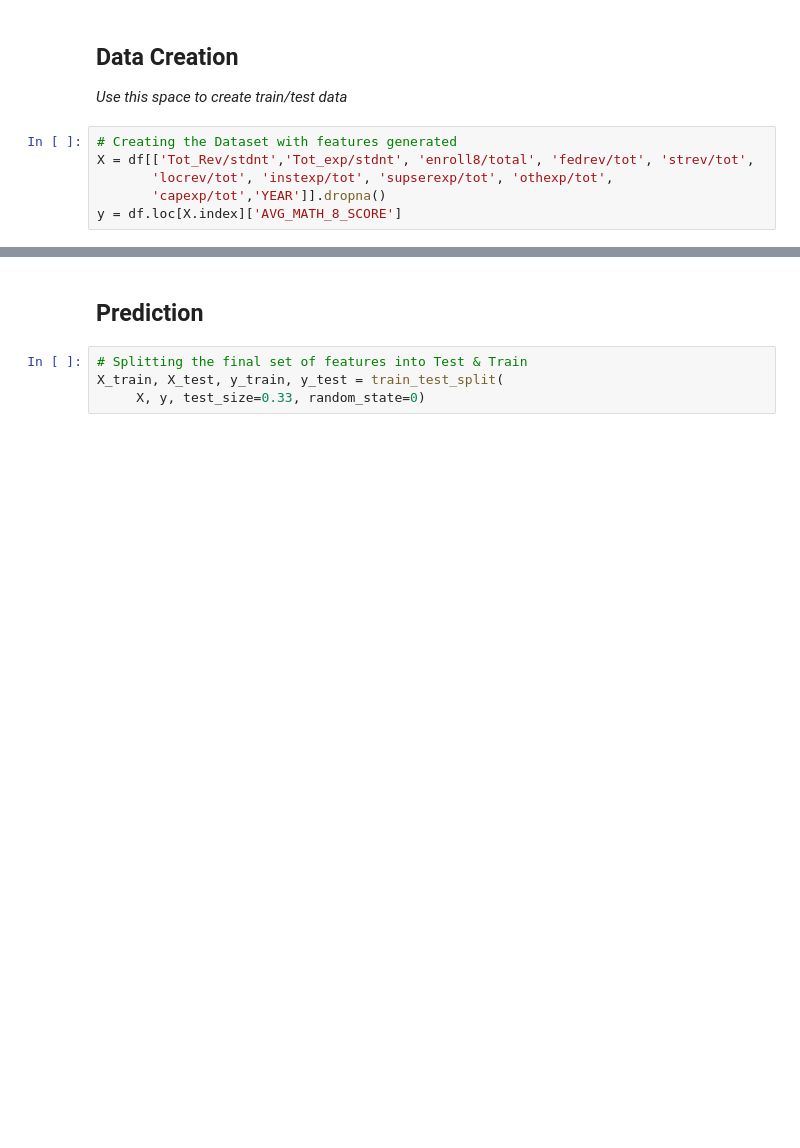
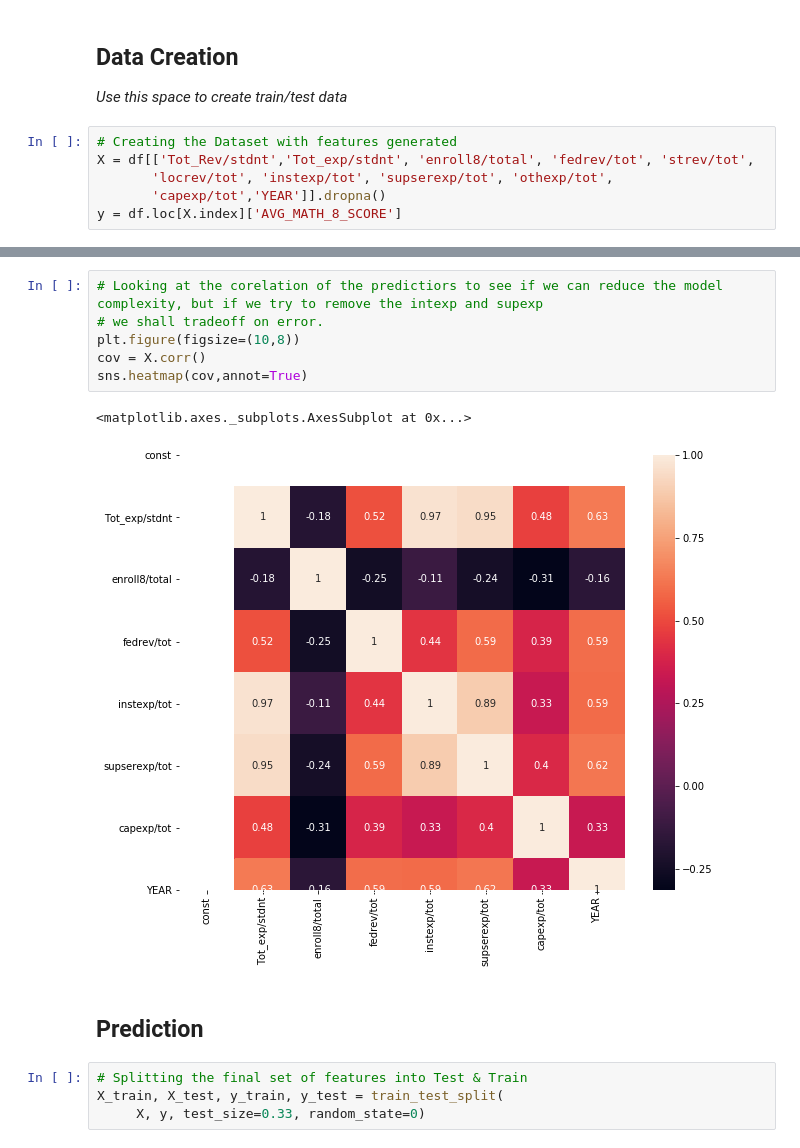
Before and after one commit to Adhundi7/MDST_Workshops, a Jupyter notebook: Tutorial3/checkpoint3.ipynb, the cells around one changed output, grey strips where cells are left out. Saved outputs shown, nothing was run; the diff lists cells and outputs as text; blank space fills up the shorter version.

```diff
--- a/Tutorial3/checkpoint3.ipynb
+++ b/Tutorial3/checkpoint3.ipynb
@@ -292,4 +605,13 @@ Warnings:
 strong multicollinearity or other numerical problems.
+# %%
+# Looking at the corelation of the predictiors to see if we can reduce the model complexity, but if we try to remove the intexp and supexp
+# we shall tradeoff on error.
+plt.figure(figsize=(10,8))
+cov = X.corr()
+sns.heatmap(cov,annot=True)
+# %% [output]
+<matplotlib.axes._subplots.AxesSubplot at 0x...>
+[figure, added]
 # %% [markdown]
 <h2> Prediction </h2>
 # %%
```
Also changed, not shown: parts of 10 cells of this notebook.
